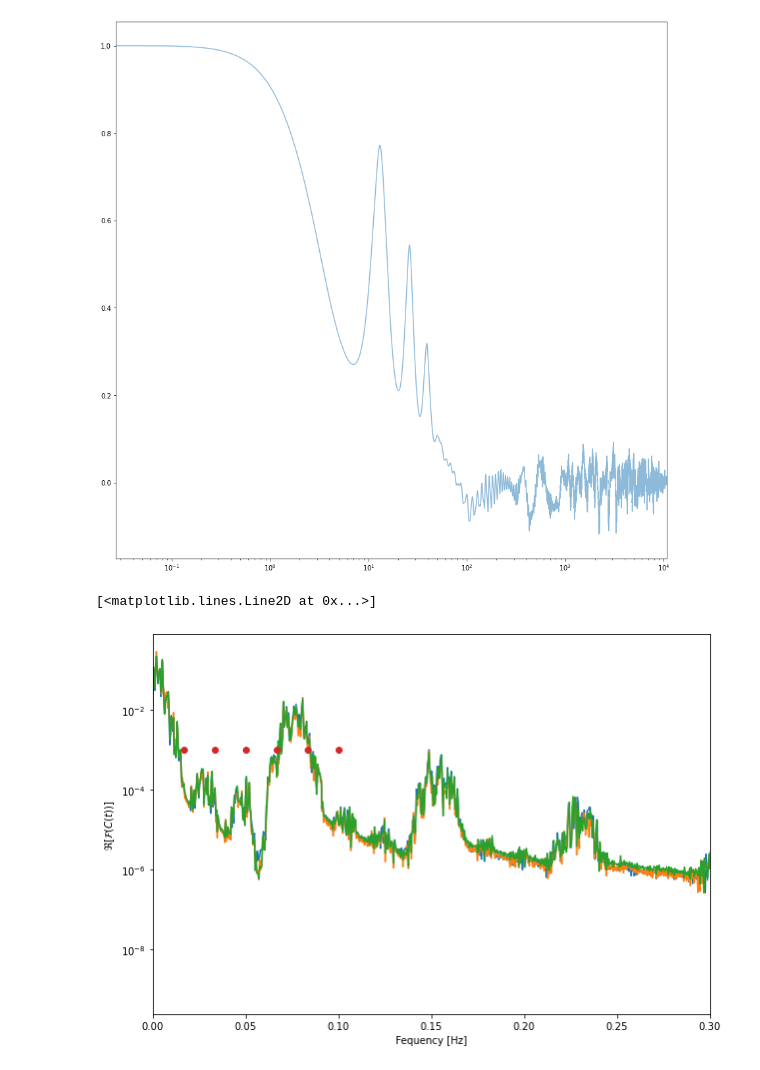
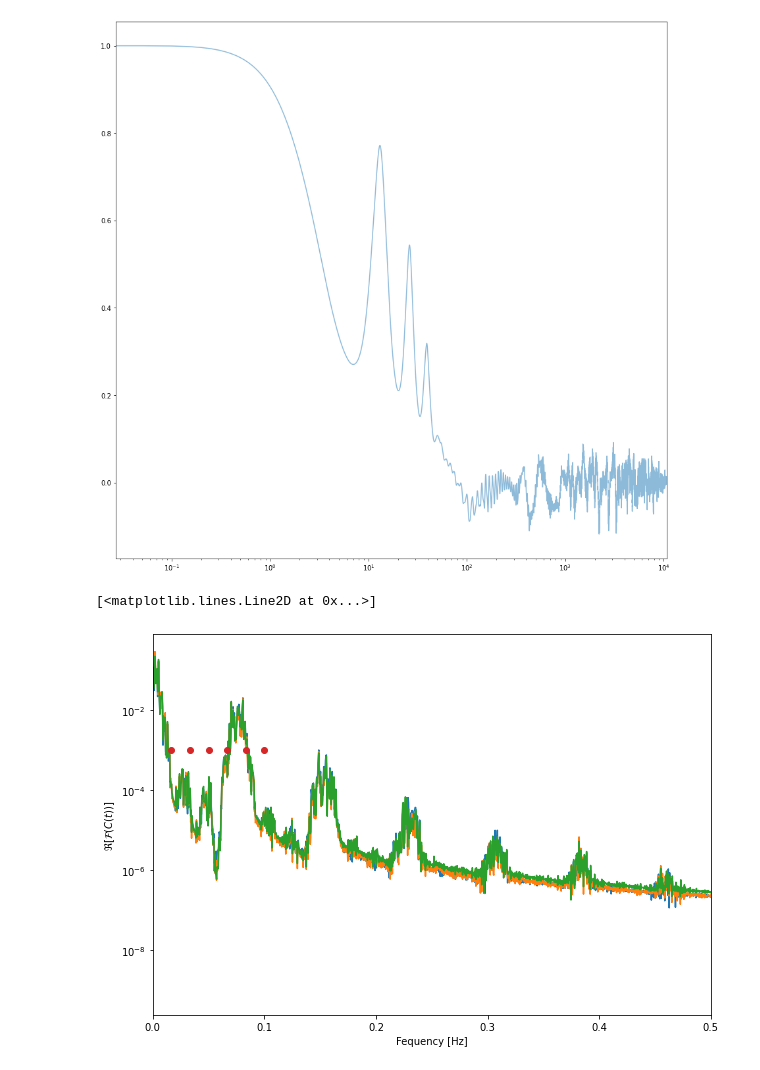
Before and after one commit to cmbgroundbased/cal, a Jupyter notebook: cookbook/Simulation_STRIP.ipynb, the cells around one changed output. Drawn from its saved outputs; the diff is of its cells as text; code cells hidden in the pictures.

```diff
--- a/cookbook/Simulation_STRIP.ipynb
+++ b/cookbook/Simulation_STRIP.ipynb
@@ -708,19 +708,19 @@ cf_a, cp_a = welch(auto_cx, fs=20, window="hamming", nperseg=50000, noverlap=155
 # %%
 plt.figure(figsize=(10, 7))
 plt.semilogy(cf, cp)
 plt.semilogy(cf2, cp2)
 plt.semilogy(cf_a, cp_a)
-plt.xlim(0,0.3)
+plt.xlim(0,0.5)
 
 plt.ylabel("$\Re[\mathcal{F}(C(t))]$")
 plt.xlabel("Fequency [Hz]")
 #plt.xlim(0, 0.15)
 #plt.ylim(1E-5, 1)
 
 plt.plot([1/60, 2/60, 3/60, 4/60, 5/60, 6/60], [1e-3, 1e-3, 1e-3, 1e-3, 1e-3, 1e-3], 'o')
 # %% [output]
 [<matplotlib.lines.Line2D at 0x...>]
-[figure, old version]
+[figure, new version]
 # %%
 az = obs['tod'].cache.reference('az')
 alt = obs['tod'].cache.reference('el')
```
Also changed, not shown: parts of 2 cells of this notebook.
